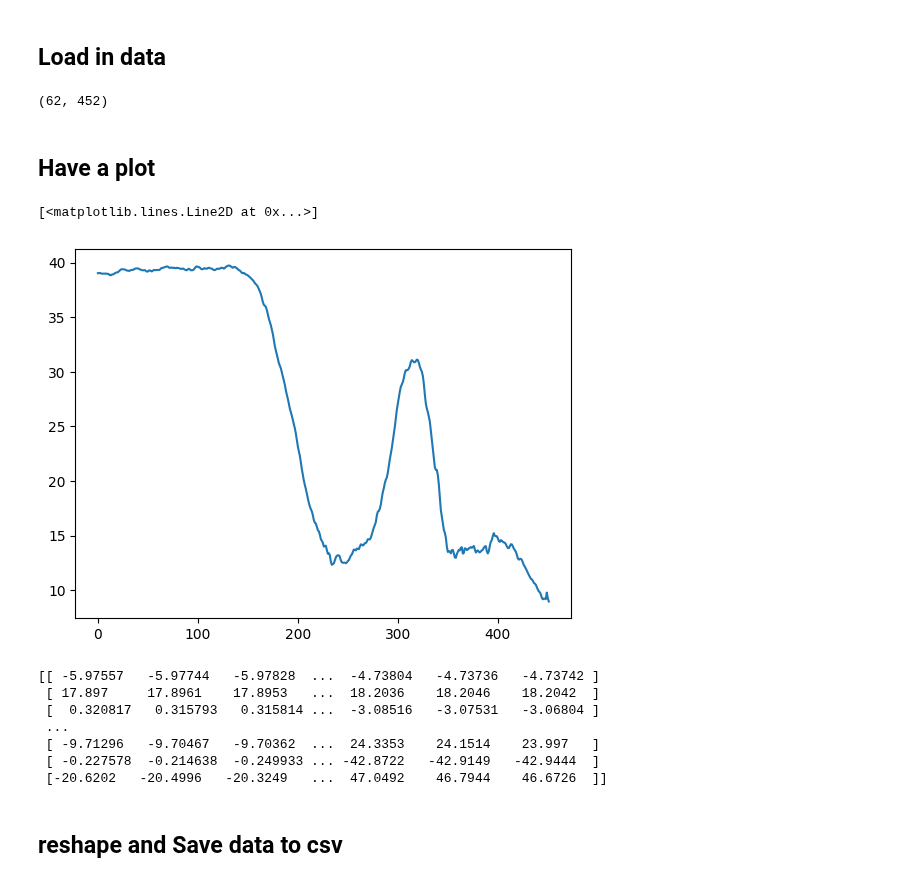
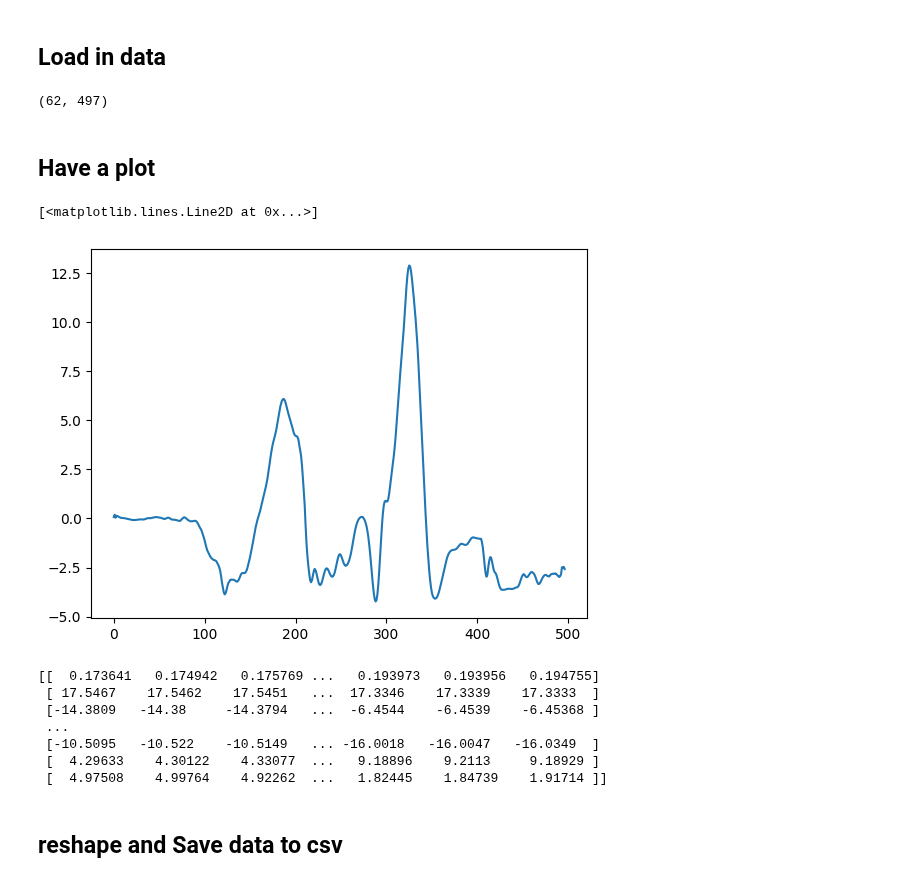
Before and after one commit to XiaoyuJiang17/ScalableLVMOGP, a Jupyter notebook: others/extract_cmu_motion_capture_data.ipynb, the cells around one changed output. Saved outputs shown, nothing was run; the diff lists cells and outputs as text; code cells hidden in the pictures.

```diff
--- a/others/extract_cmu_motion_capture_data.ipynb
+++ b/others/extract_cmu_motion_capture_data.ipynb
@@ -7,29 +7,29 @@ import pandas as pd
 # %% [markdown]
 ## Load in data
 # %%
-motion_64_09_path = '/Users/jiangxiaoyu/Desktop/All Projects/GPLVM_project_code/data/CMU_motion_capture/64_09amc.txt'
-motion_64_09 = process_motion_capture_data(motion_64_09_path, 452)
-num_of_times = motion_64_09.shape[-1]
-print(motion_64_09.shape)
+motion_118_03_path = '/Users/jiangxiaoyu/Desktop/All Projects/GPLVM_project_code/data/CMU_motion_capture/118_03amc.txt'
+motion_118_03 = process_motion_capture_data(motion_118_03_path, 497)
+num_of_times = motion_118_03.shape[-1]
+print(motion_118_03.shape)
 # %% [output]
-(62, 452)
+(62, 497)
 # %% [markdown]
 ## Have a plot
 # %%
-plt.plot(motion_64_09[18])
+plt.plot(motion_118_03[46])
 # %% [output]
 [<matplotlib.lines.Line2D at 0x...>]
-[figure, old version]
+[figure, new version]
 # %%
-print(motion_64_09)
+print(motion_118_03)
 # %% [output]
-[[ -5.97557   -5.97744   -5.97828  ...  -4.73804   -4.73736   -4.73742 ]
- [ 17.897     17.8961    17.8953   ...  18.2036    18.2046    18.2042  ]
- [  0.320817   0.315793   0.315814 ...  -3.08516   -3.07531   -3.06804 ]
+[[  0.173641   0.174942   0.175769 ...   0.193973   0.193956   0.194755]
+ [ 17.5467    17.5462    17.5451   ...  17.3346    17.3339    17.3333  ]
+ [-14.3809   -14.38     -14.3794   ...  -6.4544    -6.4539    -6.45368 ]
  ...
- [ -9.71296   -9.70467   -9.70362  ...  24.3353    24.1514    23.997   ]
- [ -0.227578  -0.214638  -0.249933 ... -42.8722   -42.9149   -42.9444  ]
- [-20.6202   -20.4996   -20.3249   ...  47.0492    46.7944    46.6726  ]]
+ [-10.5095   -10.522    -10.5149   ... -16.0018   -16.0047   -16.0349  ]
+ [  4.29633    4.30122    4.33077  ...   9.18896    9.2113     9.18929 ]
+ [  4.97508    4.99764    4.92262  ...   1.82445    1.84739    1.91714 ]]
 # %% [markdown]
 ## reshape and Save data to csv
 # %%
```
Also changed, not shown: parts of 1 cell of this notebook, 4 other files.
